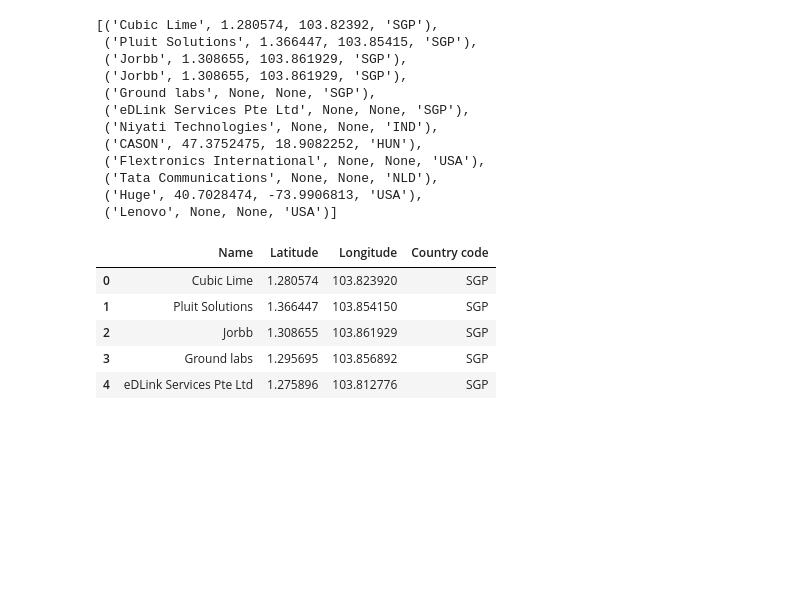
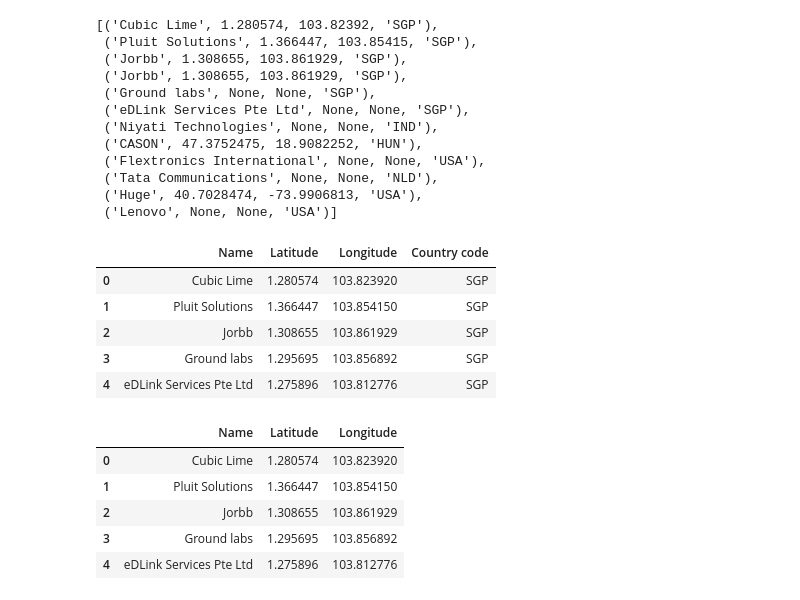
Before and after one commit to TimKuijten/project-3-New_office_location, a Jupyter notebook: start.ipynb, the cells around one changed output. Saved outputs shown, nothing was run; the diff lists cells and outputs as text; code cells hidden in the pictures; blank space fills up the shorter version.

```diff
--- a/start.ipynb
+++ b/start.ipynb
@@ -190,3 +196,14 @@ df
 | 2 | Jorbb | 1.308655 | 103.861929 | SGP |
 | 3 | Ground labs | 1.295695 | 103.856892 | SGP |
 | 4 | eDLink Services Pte Ltd | 1.275896 | 103.812776 | SGP |
+# %%
+df.drop(columns='Country code',inplace=True)
+# %%
+df
+# %% [output]
+|  | Name | Latitude | Longitude |
+| 0 | Cubic Lime | 1.280574 | 103.823920 |
+| 1 | Pluit Solutions | 1.366447 | 103.854150 |
+| 2 | Jorbb | 1.308655 | 103.861929 |
+| 3 | Ground labs | 1.295695 | 103.856892 |
+| 4 | eDLink Services Pte Ltd | 1.275896 | 103.812776 |
```
Also changed, not shown: parts of 7 cells of this notebook, 8 other files.
